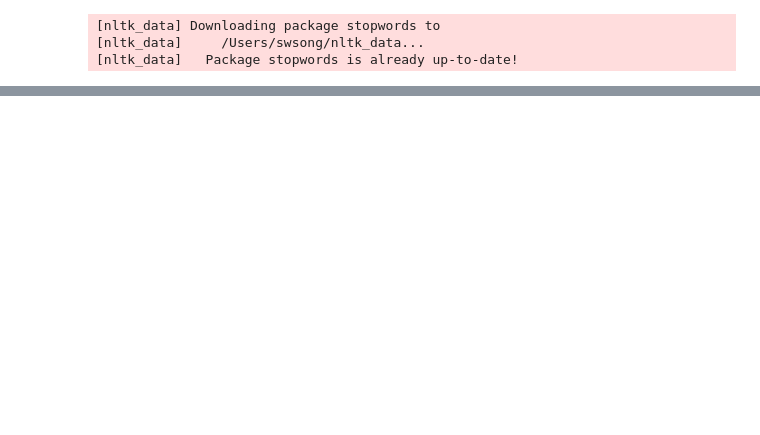
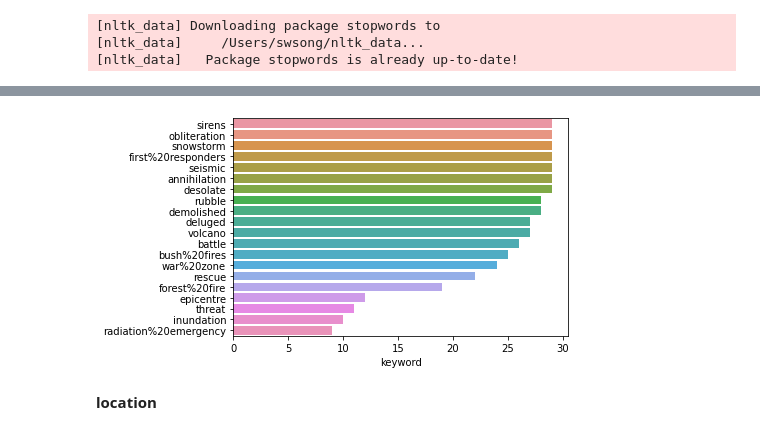
Before and after one commit to sw-song/kaggle-study, a Jupyter notebook: 03_NLP_with_Disaster_Tweets/Clone_TL_using_TFHub.ipynb, the cells around one changed output, grey strips where cells are left out. Drawn from its saved outputs; the diff is of its cells as text; code cells hidden in the pictures; blank space fills up the shorter version.

```diff
--- a/03_NLP_with_Disaster_Tweets/Clone_TL_using_TFHub.ipynb
+++ b/03_NLP_with_Disaster_Tweets/Clone_TL_using_TFHub.ipynb
@@ -53,0 +176,9 @@ from nltk.tokenize import word_tokenize
+# %%
+# Visualize bottom 10 keywords
+sns.barplot(
+    x=train['keyword'].value_counts()[-20:],
+    y=train['keyword'].value_counts()[-20:].index);
+# %% [output]
+[figure, added]
+# %% [markdown]
+**location**
```
Also changed, not shown: parts of 60 cells of this notebook.
